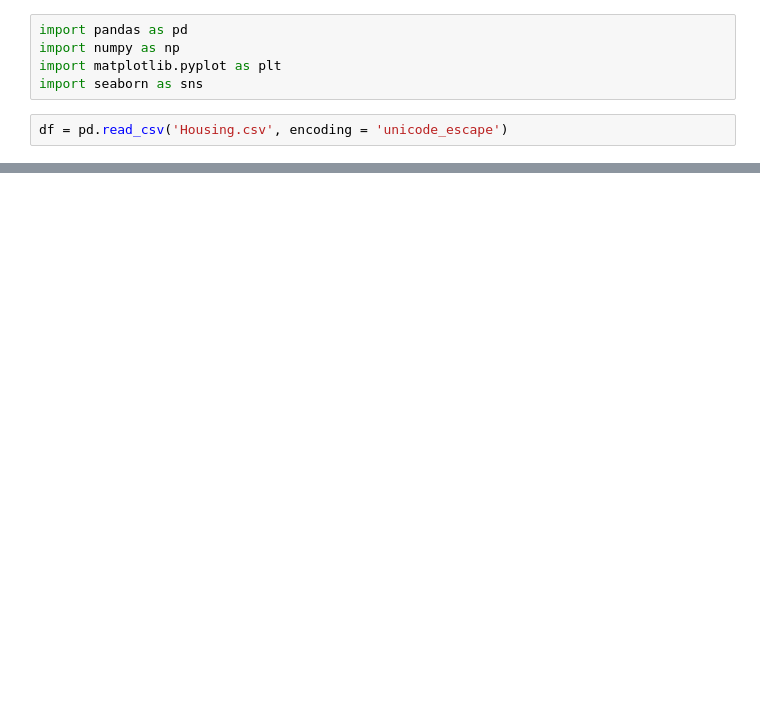
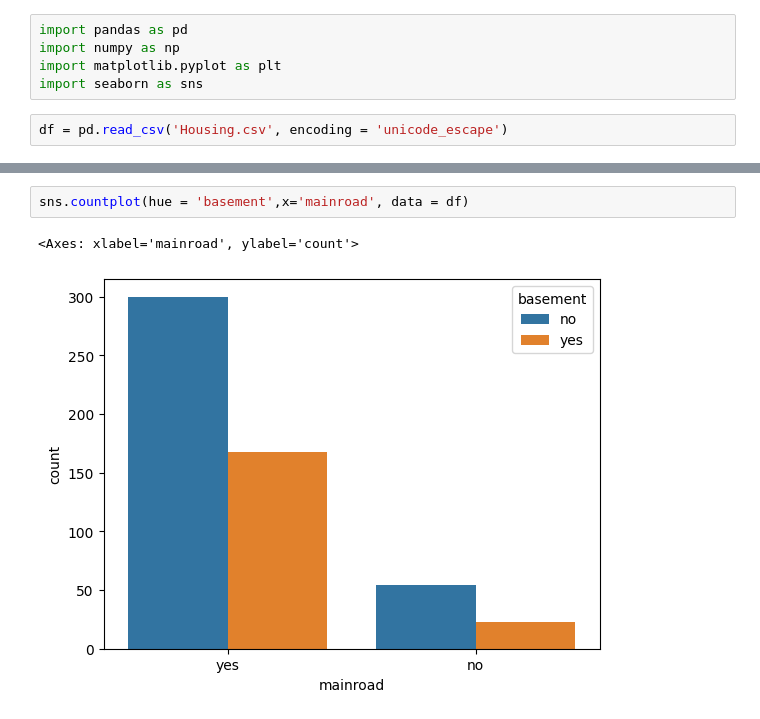
Before and after one commit to imshubh02/Data-Science, a Jupyter notebook: data analysis/housing.ipynb, the cells around one changed output, grey strips where cells are left out. Drawn from its saved outputs; the diff is of its cells as text; blank space fills up the shorter version.

```diff
--- a/data analysis/housing.ipynb
+++ b/data analysis/housing.ipynb
@@ -39,0 +286,5 @@ plt.show()
+# %%
+sns.countplot(hue = 'basement',x='mainroad', data = df)
+# %% [output]
+<Axes: xlabel='mainroad', ylabel='count'>
+[figure, added]
```
Also changed, not shown: parts of 25 cells of this notebook.
